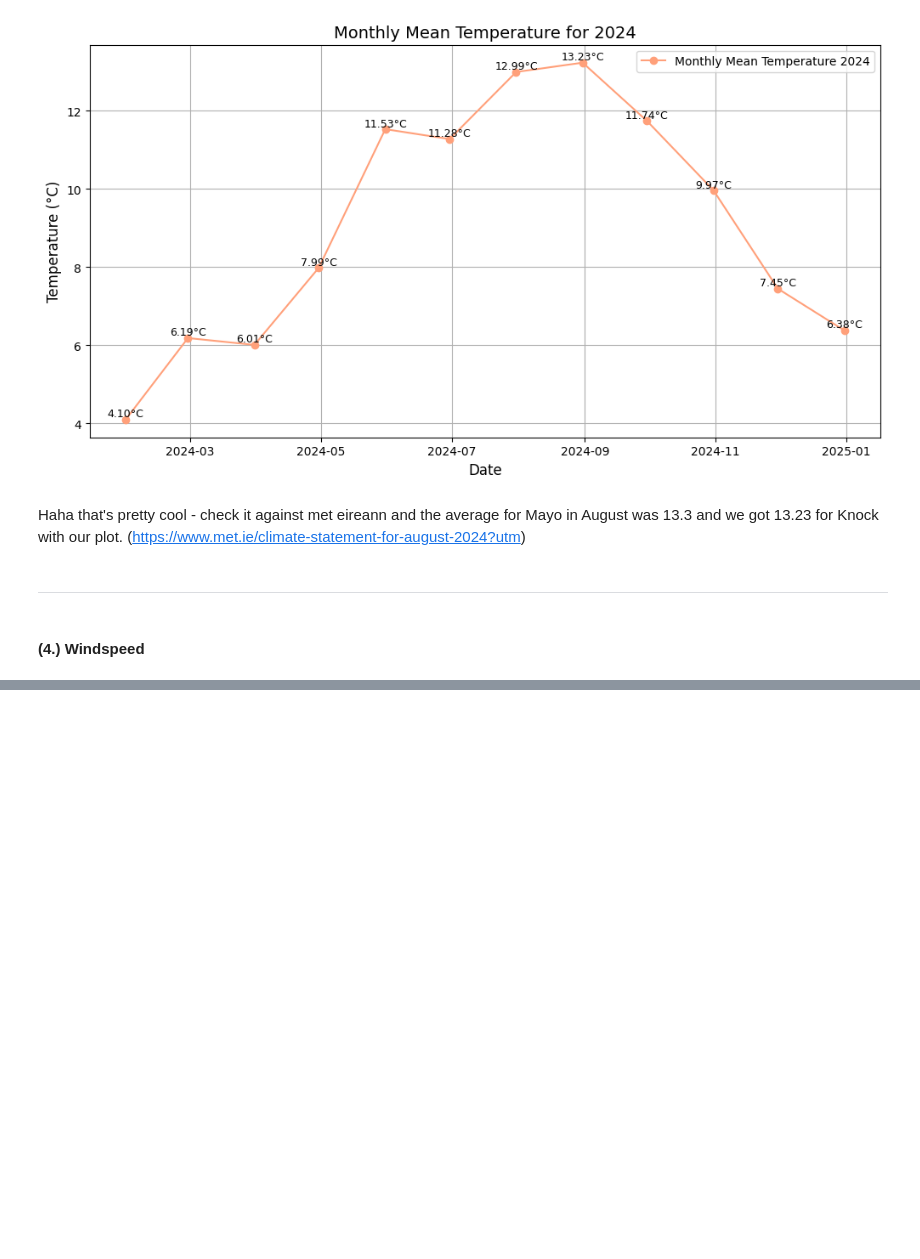
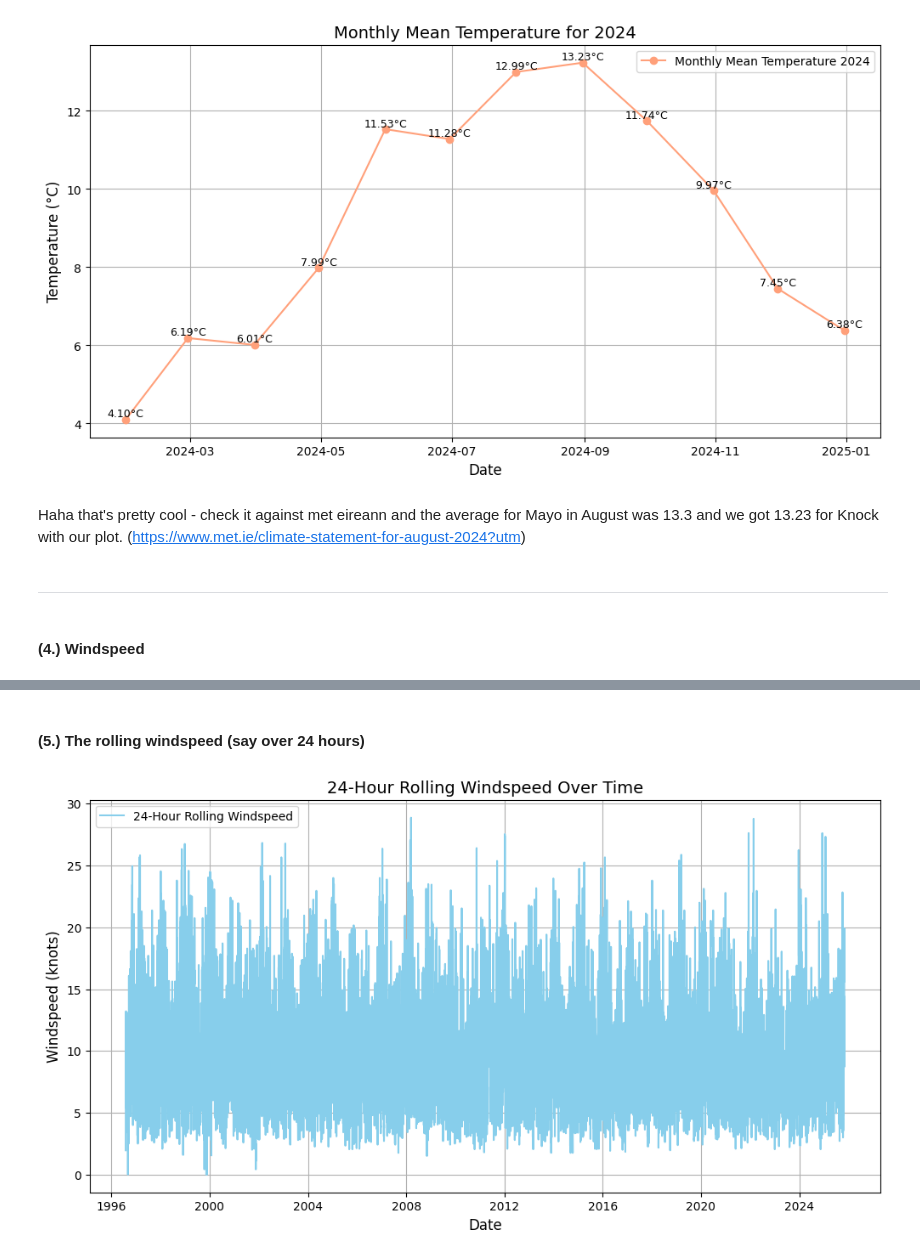
Before and after one commit to PectenMaximus/PFDA_2025, a Jupyter notebook: Assignments/Assignment_06_Weather.ipynb, the cells around one changed output, grey strips where cells are left out. Drawn from its saved outputs; the diff is of its cells as text; code cells hidden in the pictures; blank space fills up the shorter version.

```diff
--- a/Assignments/Assignment_06_Weather.ipynb
+++ b/Assignments/Assignment_06_Weather.ipynb
@@ -298,0 +306,22 @@ df_wind = df.dropna(subset=['wdsp'])
+# %% [markdown]
+#### (5.) The rolling windspeed (say over 24 hours)
+# %%
+# Ensure 'wdsp' column is numeric
+df_wind['wdsp'] = pd.to_numeric(df_wind['wdsp'], errors='coerce')
+
+# Calculate the rolling windspeed over 24 hours
+rolling_wind = df_wind['wdsp'].rolling(window=24).mean()# 24 rows for hourly data
+
+# Plot the rolling windspeed
+plt.figure(figsize=(12, 6))
+plt.plot(rolling_wind, label='24-Hour Rolling Windspeed', color='skyblue')
+
+# Add labels, title, and legend
+plt.title('24-Hour Rolling Windspeed Over Time', fontsize=14)
+plt.xlabel('Date', fontsize=12)
+plt.ylabel('Windspeed (knots)', fontsize=12)
+plt.legend()
+plt.grid(True)
+plt.show()
+# %% [output]
+[figure, added]
```
Also changed, not shown: parts of 8 cells of this notebook.
